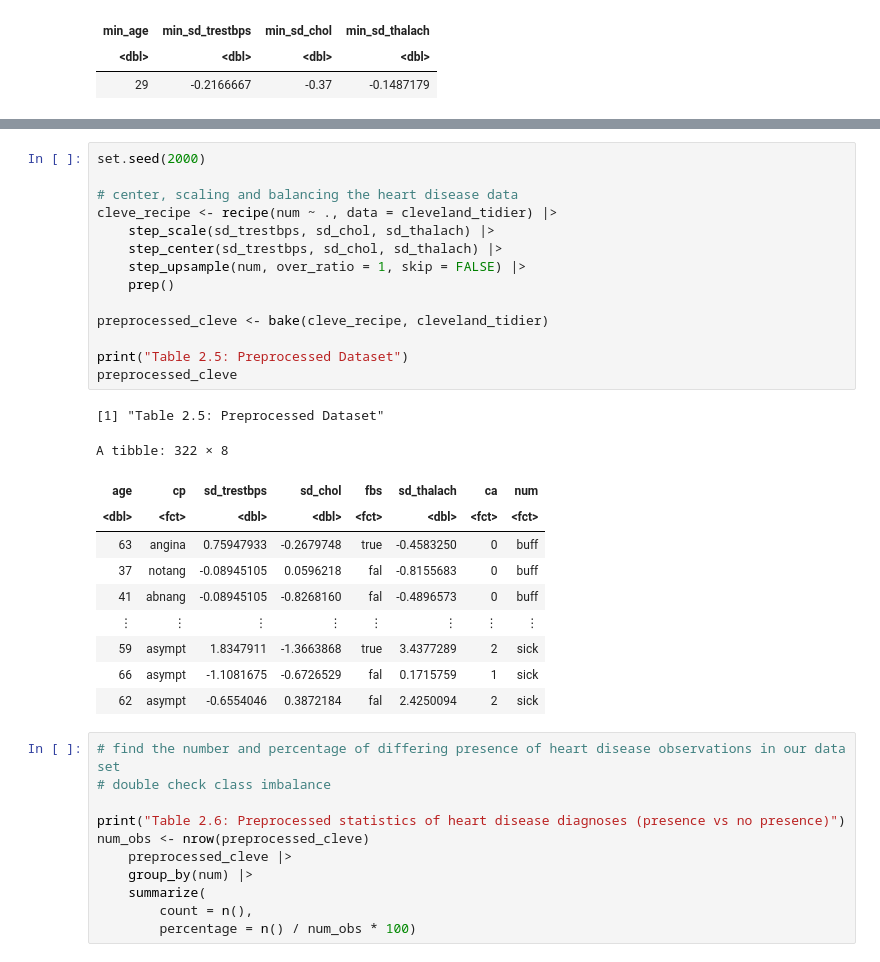
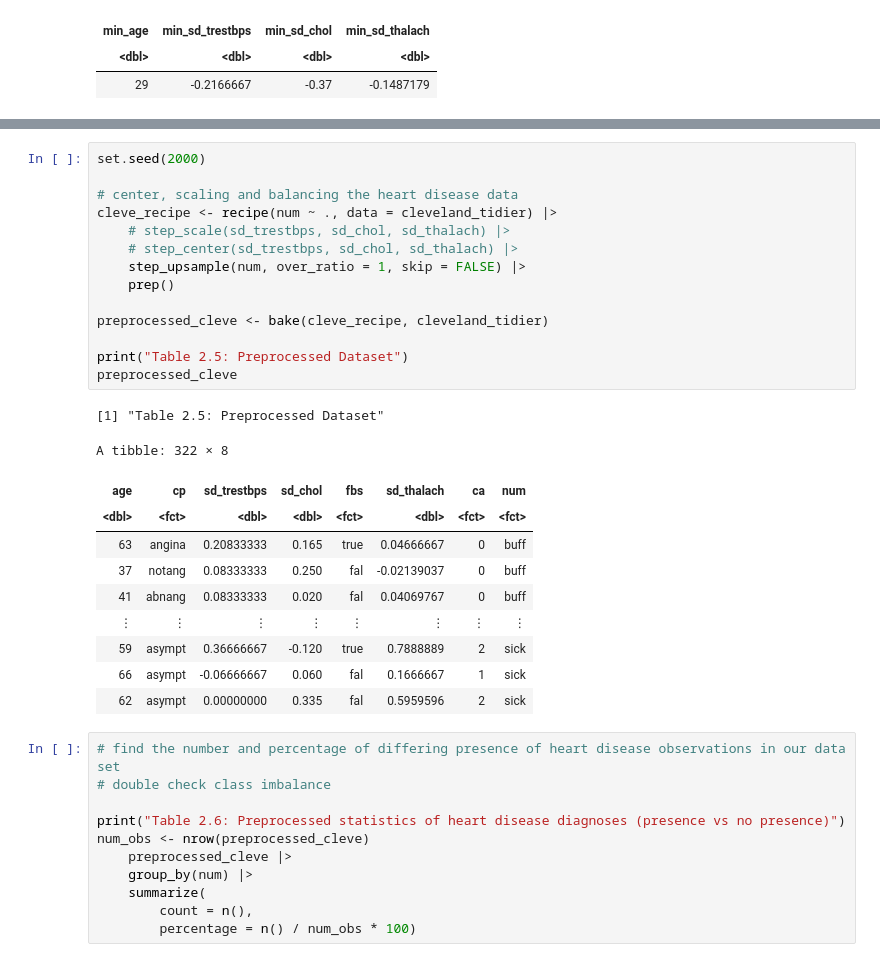
Before and after one commit to JennWan/Group_Project, a Jupyter notebook: newcleveland_2.ipynb, the cells around one changed output, grey strips where cells are left out. Saved outputs shown, nothing was run; the diff lists cells and outputs as text.

```diff
--- a/newcleveland_2.ipynb
+++ b/newcleveland_2.ipynb
@@ -297,29 +297,29 @@ A tibble: 2 × 3
 # %%
 set.seed(2000)
 
 # center, scaling and balancing the heart disease data
 cleve_recipe <- recipe(num ~ ., data = cleveland_tidier) |>
-    step_scale(sd_trestbps, sd_chol, sd_thalach) |>
-    step_center(sd_trestbps, sd_chol, sd_thalach) |>
+    # step_scale(sd_trestbps, sd_chol, sd_thalach) |>
+    # step_center(sd_trestbps, sd_chol, sd_thalach) |>
     step_upsample(num, over_ratio = 1, skip = FALSE) |>
     prep()
 
 preprocessed_cleve <- bake(cleve_recipe, cleveland_tidier)
 
 print("Table 2.5: Preprocessed Dataset")
 preprocessed_cleve
 # %% [output]
 [1] "Table 2.5: Preprocessed Dataset"
 A tibble: 322 × 8
 | age | cp | sd_trestbps | sd_chol | fbs | sd_thalach | ca | num |
 | <dbl> | <fct> | <dbl> | <dbl> | <fct> | <dbl> | <fct> | <fct> |
-| 63 | angina | 0.75947933 | -0.2679748 | true | -0.4583250 | 0 | buff |
-| 37 | notang | -0.08945105 | 0.0596218 | fal | -0.8155683 | 0 | buff |
-| 41 | abnang | -0.08945105 | -0.8268160 | fal | -0.4896573 | 0 | buff |
+| 63 | angina | 0.20833333 | 0.165 | true | 0.04666667 | 0 | buff |
+| 37 | notang | 0.08333333 | 0.250 | fal | -0.02139037 | 0 | buff |
+| 41 | abnang | 0.08333333 | 0.020 | fal | 0.04069767 | 0 | buff |
 | ⋮ | ⋮ | ⋮ | ⋮ | ⋮ | ⋮ | ⋮ | ⋮ |
-| 59 | asympt | 1.8347911 | -1.3663868 | true | 3.4377289 | 2 | sick |
-| 66 | asympt | -1.1081675 | -0.6726529 | fal | 0.1715759 | 1 | sick |
-| 62 | asympt | -0.6554046 | 0.3872184 | fal | 2.4250094 | 2 | sick |
+| 59 | asympt | 0.36666667 | -0.120 | true | 0.7888889 | 2 | sick |
+| 66 | asympt | -0.06666667 | 0.060 | fal | 0.1666667 | 1 | sick |
+| 62 | asympt | 0.00000000 | 0.335 | fal | 0.5959596 | 2 | sick |
 # %%
 # find the number and percentage of differing presence of heart disease observations in our data set
 # double check class imbalance
```
Also changed, not shown: parts of 12 cells of this notebook.
